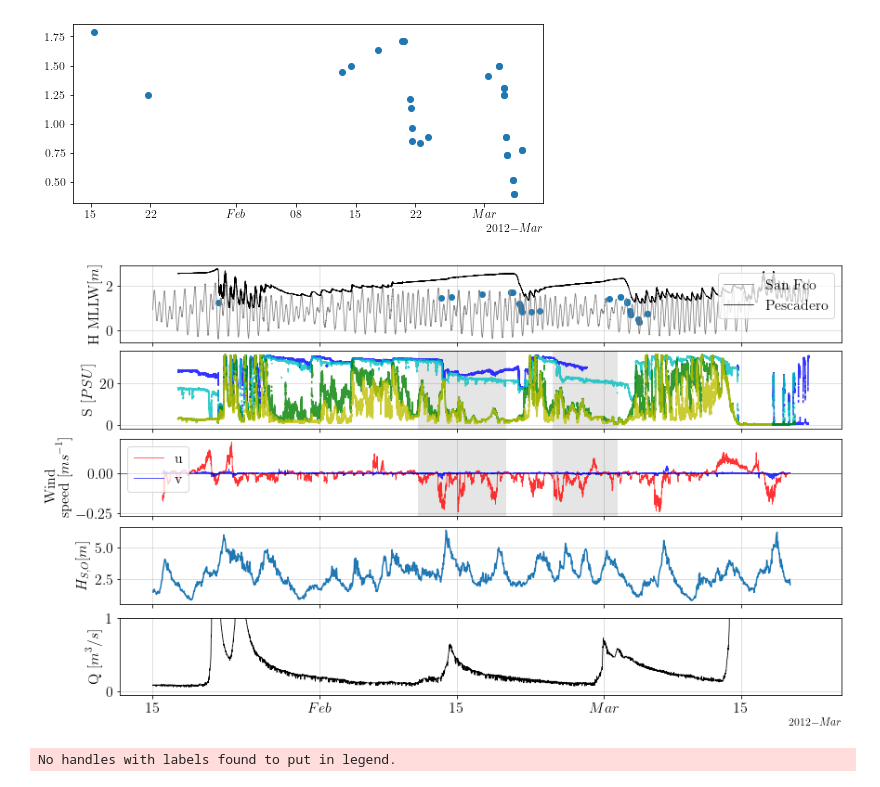
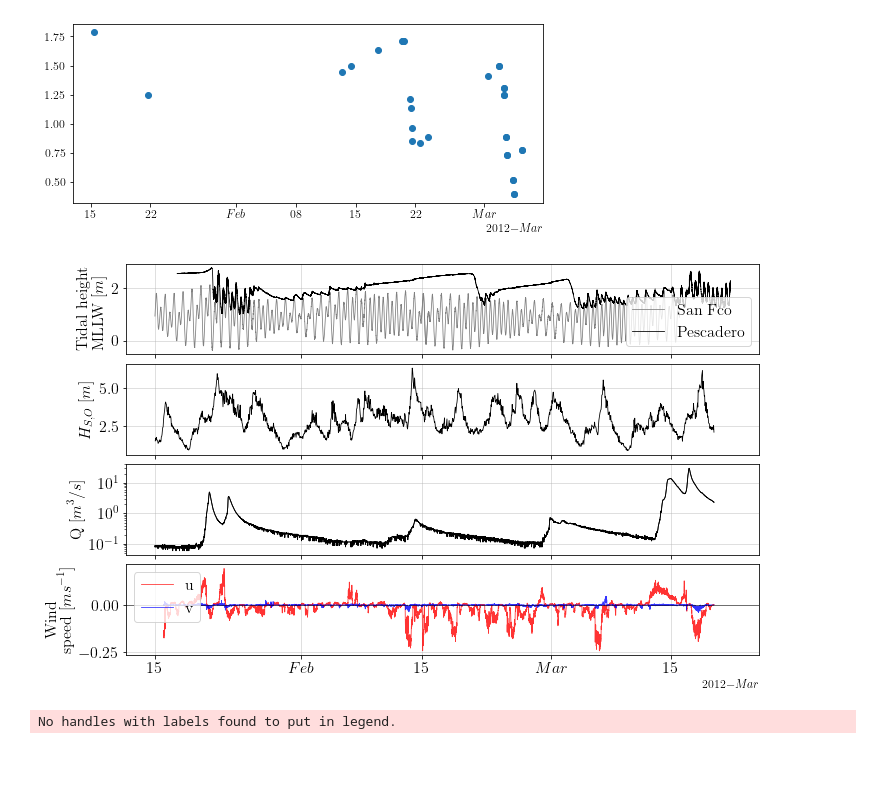
Before and after one commit to Dhannai/Thesis, a Jupyter notebook: febmar/CTD_nuevo.ipynb, the cells around one changed output. Saved outputs shown, nothing was run; the diff lists cells and outputs as text; code cells hidden in the pictures; blank space fills up the shorter version.

```diff
--- a/febmar/CTD_nuevo.ipynb
+++ b/febmar/CTD_nuevo.ipynb
@@ -432,43 +381,43 @@ dmax = 1025
 smin = 0
 smax = 30
 
-fig, (ax1, ax2, ax3, ax4, ax5) = plt.subplots(nrows=5, figsize=(12, 7), constrained_layout=True, sharex=True)
+fig, (ax1, ax2, ax5, ax3) = plt.subplots(nrows=4, figsize=(10, 6), constrained_layout=True, sharex=True)
 
 #Formato fecha
 locator = mdates.AutoDateLocator()
 formatter = mdates.ConciseDateFormatter(locator)
 
 #Grafico de profundidad y densidad (color map) DC
-ax1.set_ylabel(r"H MLLW"
+ax1.set_ylabel(r"\noindent Tidal height\\MLLW "
           r"$\displaystyle[m]$",
           fontsize=16)
 ax1.plot(snfco_j.index, snfco_j.values, c='gray', lw=0.8, label="San Fco")
 ax1.plot(snfco_f.index, snfco_f.values, c='gray', lw=0.8)
 ax1.plot(DC_CTD.time, DC_CTD.sel(sensor=1, variables='Depth').v-0.1423, c='k', linewidth=0.8, label="Pescadero")
-ax1.scatter(ho.index, ho['gauge(m)'])
+# ax1.scatter(ho.index, ho['gauge(m)'])
 
 ax1.xaxis.set_tick_params(labelsize=16)
 ax1.yaxis.set_tick_params(labelsize=16)
 ax1.grid(alpha=0.5)
 # ax1.text(pd.to_datetime('2012-3-30 00:00:00'), 2.5, 'A',
 #           fontsize=16)
-ax1.legend(loc='upper right',
+ax1.legend(loc='lower right',
           fontsize=16);
 
 #Grafico de profundidad y densidad (color map) DC
-ax2.set_ylabel(r"$H_{S,O}$"
+ax2.set_ylabel(r"$H_{S,O}$ "
           r"$\displaystyle[m]$",
           fontsize=16)
 
-ax2.plot(hm.index, hm['WVHT'].values)
+ax2.plot(hm.index, hm['WVHT'].values, c='k', lw=0.8)
 ax2.xaxis.set_tick_params(labelsize=16)
 ax2.yaxis.set_tick_params(labelsize=16)
 ax2.grid(alpha=0.5)
 # ax2.text(pd.to_datetime('2012-3-30 00:00:00'), 2.5, 'B',
 #           fontsize=16)
 
-ax3.axvline(x=datetime(2012,2,15,12,30,0), color='k', linewidth=95, alpha=0.1)
-ax3.axvline(x=datetime(2012,2,28,2,30,0), color='k', linewidth=70, alpha=0.1)
+# ax3.axvline(x=datetime(2012,2,15,12,30,0), color='k', linewidth=95, alpha=0.1)
+# ax3.axvline(x=datetime(2012,2,28,2,30,0), color='k', linewidth=70, alpha=0.1)
 ax3.set_ylabel(r"Wind\\speed "
           r"$\displaystyle[ms^{-1}]$",
           fontsize=16)
@@ -480,52 +429,36 @@ ax3.axhline(y=0, color='k', linewidth=0.5)
 ax3.xaxis.set_tick_params(labelsize=16)
 ax3.yaxis.set_tick_params(labelsize=16)
 ax3.grid(alpha=0.5)
 # ax3.text(pd.to_datetime('2012-3-30 00:00:00'), 8.7, 'B',
 #           fontsize=16)
 # ax3.text(pd.to_datetime('2012-1-25 00:00:00'), 9.4, 'dirección mar adentro',
 #           fontsize=16)
 # ax3.text(pd.to_datetime('2012-1-25 00:00:00'), -12.5, 'dirección tierra adentro',
 #           fontsize=16)
 
-#Grafico de profundidad y densidad (color map) DC
-ax4.set_ylabel(r"S "
-          r"$\displaystyle[PSU]$",
-          fontsize=16)
-ax4.axvline(x=datetime(2012,2,15,12,30,0), color='k', linewidth=95, alpha=0.1)
-ax4.axvline(x=datetime(2012,2,28,2,30,0), color='k', linewidth=70, alpha=0.1)
-ax4.plot(DC_CTD.time, DC_CTD.sel(sensor=1, variables='Sal_del').v, c='b', alpha=0.8, linewidth=1.5)
-ax4.plot(DC_CTD.time, DC_CTD.sel(sensor=2, variables='Sal_del').v, c='c', alpha=0.8, linewidth=1.5)
-ax4.plot(DC_CTD.time, DC_CTD.sel(sensor=3, variables='Sal_del').v, c='g', alpha=0.8, linewidth=1.5)
-ax4.plot(DC_CTD.time, DC_CTD.sel(sensor=4, variables='Sal_del').v, c='y', alpha=0.8, linewidth=1.5)
-
-
-ax4.xaxis.set_tick_params(labelsize=16)
-ax4.yaxis.set_tick_params(labelsize=16)
-ax4.grid(alpha=0.5)
-# ax4.text(pd.to_datetime('2012-3-30 00:00:00'), 2.5, 'B',
-#           fontsize=16)
 
 
 # caudal
 
 ax5.set_ylabel(r"Q "
           r"$\displaystyle[m^3/s]$",
           fontsize=16)
 
 ax5.plot(q.index, q, 'k', lw=0.8)
+ax5.semilogy(q.index, q, 'k', lw=0.8)
 
 ax5.xaxis.set_tick_params(labelsize=16)
 ax5.yaxis.set_tick_params(labelsize=16)
 ax5.grid(alpha=0.5)
-ax5.set_ylim(-0.05, 1)
+# ax5.set_ylim(-0.05, 1)
 
 
 
 # Ajustar formato fecha
 ax1.xaxis.set_major_locator(locator)
 ax1.xaxis.set_major_formatter(formatter)
 # %% [output]
-[figure, old version]
+[figure, new version]
 # %%
 tmin = 8
 tmax = 16
```
Also changed, not shown: parts of 3 cells of this notebook, 1 other file.
